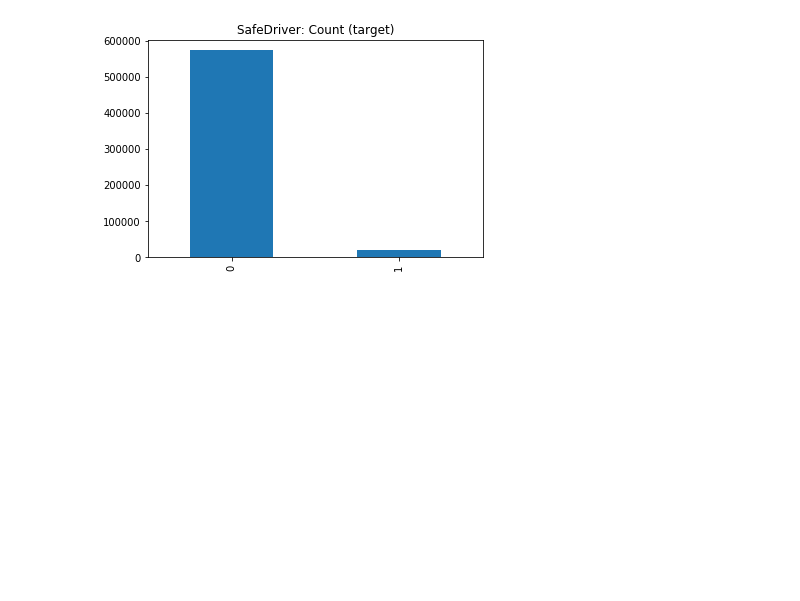
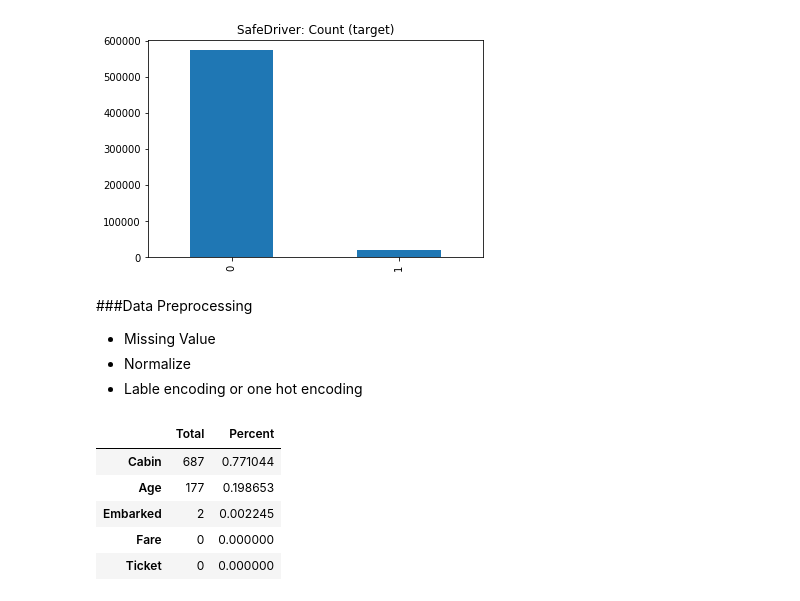
Before and after one commit to hsuemily/CE888-2, a Jupyter notebook: Assignment/PrototypeCode.ipynb, the cells around one changed output. Cells and saved outputs as stored; diff of their text form; code cells hidden in the pictures; blank space fills up the shorter version.

```diff
--- a/Assignment/PrototypeCode.ipynb
+++ b/Assignment/PrototypeCode.ipynb
@@ -110,3 +110,25 @@ Class <=50K: 573518
 Class >50K: 21694
 Imbalance rate: 96.36 %
 [figure]
+# %% [markdown]
+###Data Preprocessing
+ - Missing Value
+ - Normalize
+ - Lable encoding or one hot encoding
+# %%
+# dealing with missing value
+
+#*****Titanic
+total = Titanic.isnull().sum().sort_values(ascending=False)
+# summarize the amount of missing value in each attributes, and then sort it by descending order
+# percent = the counts of missing value /the counts of item (in each attribute)
+percent = (Titanic.isnull().sum()/Titanic.isnull().count()).sort_values(ascending=False)
+missing_data = pd.concat([total,percent],axis=1,keys=['Total','Percent'])
+missing_data.head()
+# %% [output]
+|  | Total | Percent |
+| Cabin | 687 | 0.771044 |
+| Age | 177 | 0.198653 |
+| Embarked | 2 | 0.002245 |
+| Fare | 0 | 0.000000 |
+| Ticket | 0 | 0.000000 |
```
Also changed, not shown: parts of 6 cells of this notebook.
